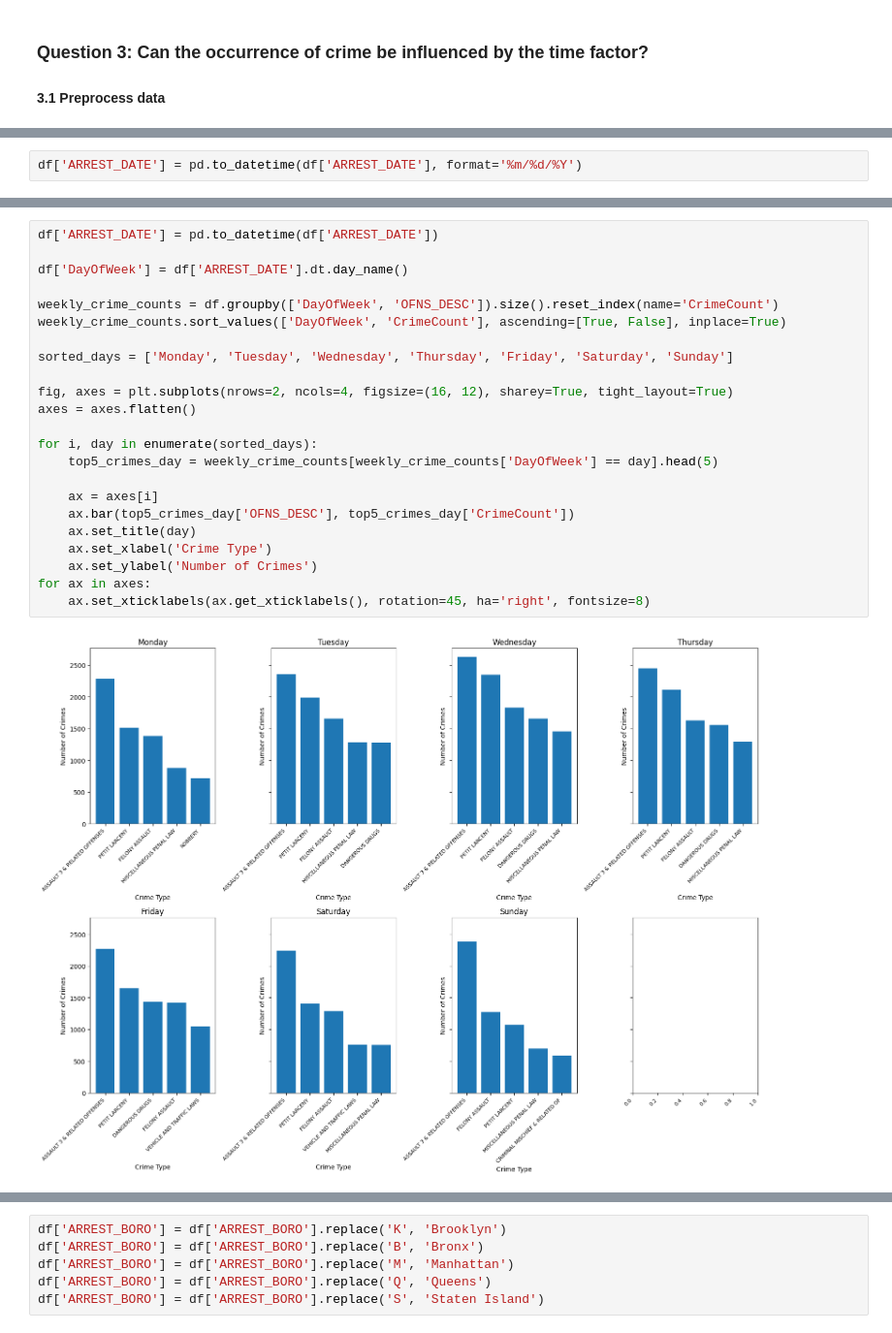
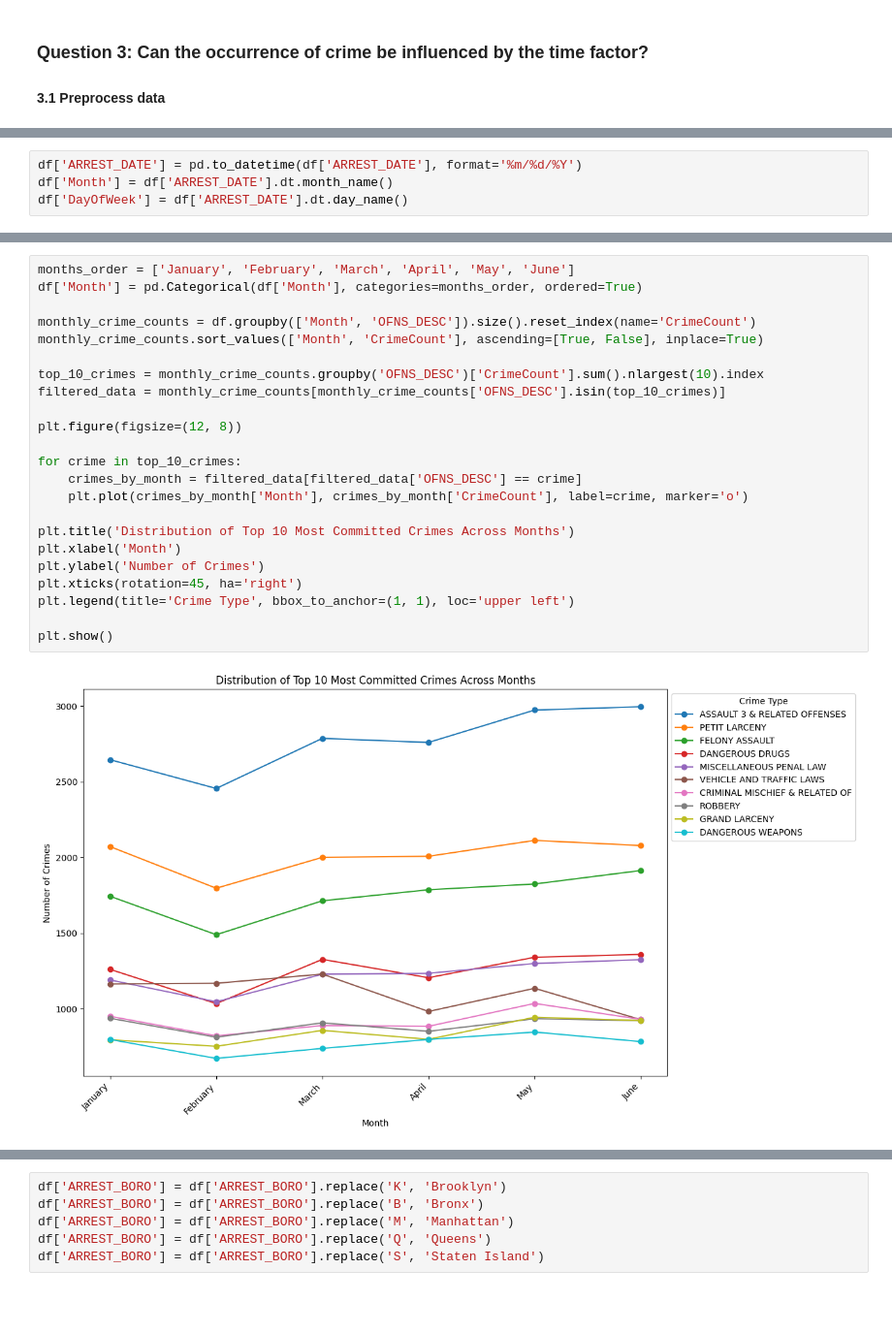
Before and after one commit to gigachad0209/Final-Project-LTKHDL, a Jupyter notebook: project.ipynb, the cells around one changed output, grey strips where cells are left out. Shown at 97% size. Cells and saved outputs as stored; diff of their text form; blank space fills up the shorter version.

```diff
--- a/project.ipynb
+++ b/project.ipynb
@@ -454,2 +457,4 @@ plt.show()
 # %%
 df['ARREST_DATE'] = pd.to_datetime(df['ARREST_DATE'], format='%m/%d/%Y')
+df['Month'] = df['ARREST_DATE'].dt.month_name()
+df['DayOfWeek'] = df['ARREST_DATE'].dt.day_name()
@@ -493,25 +465,25 @@ plt.show()
-# %%
-df['ARREST_DATE'] = pd.to_datetime(df['ARREST_DATE'])
-
-df['DayOfWeek'] = df['ARREST_DATE'].dt.day_name()
-
-weekly_crime_counts = df.groupby(['DayOfWeek', 'OFNS_DESC']).size().reset_index(name='CrimeCount')
-weekly_crime_counts.sort_values(['DayOfWeek', 'CrimeCount'], ascending=[True, False], inplace=True)
-
-sorted_days = ['Monday', 'Tuesday', 'Wednesday', 'Thursday', 'Friday', 'Saturday', 'Sunday']
-
-fig, axes = plt.subplots(nrows=2, ncols=4, figsize=(16, 12), sharey=True, tight_layout=True)
-axes = axes.flatten()
-
-for i, day in enumerate(sorted_days):
-    top5_crimes_day = weekly_crime_counts[weekly_crime_counts['DayOfWeek'] == day].head(5)
-
-    ax = axes[i]
-    ax.bar(top5_crimes_day['OFNS_DESC'], top5_crimes_day['CrimeCount'])
-    ax.set_title(day)
-    ax.set_xlabel('Crime Type')
-    ax.set_ylabel('Number of Crimes')
-for ax in axes:
-    ax.set_xticklabels(ax.get_xticklabels(), rotation=45, ha='right', fontsize=8)
-# %% [output]
-[figure, removed]
+# %%
+months_order = ['January', 'February', 'March', 'April', 'May', 'June']
+df['Month'] = pd.Categorical(df['Month'], categories=months_order, ordered=True)
+
+monthly_crime_counts = df.groupby(['Month', 'OFNS_DESC']).size().reset_index(name='CrimeCount')
+monthly_crime_counts.sort_values(['Month', 'CrimeCount'], ascending=[True, False], inplace=True)
+
+top_10_crimes = monthly_crime_counts.groupby('OFNS_DESC')['CrimeCount'].sum().nlargest(10).index
+filtered_data = monthly_crime_counts[monthly_crime_counts['OFNS_DESC'].isin(top_10_crimes)]
+
+plt.figure(figsize=(12, 8))
+
+for crime in top_10_crimes:
+    crimes_by_month = filtered_data[filtered_data['OFNS_DESC'] == crime]
+    plt.plot(crimes_by_month['Month'], crimes_by_month['CrimeCount'], label=crime, marker='o')
+
+plt.title('Distribution of Top 10 Most Committed Crimes Across Months')
+plt.xlabel('Month')
+plt.ylabel('Number of Crimes')
+plt.xticks(rotation=45, ha='right')
+plt.legend(title='Crime Type', bbox_to_anchor=(1, 1), loc='upper left')
+
+plt.show()
+# %% [output]
+[figure, added]
```
Also changed, not shown: parts of 28 cells of this notebook.
